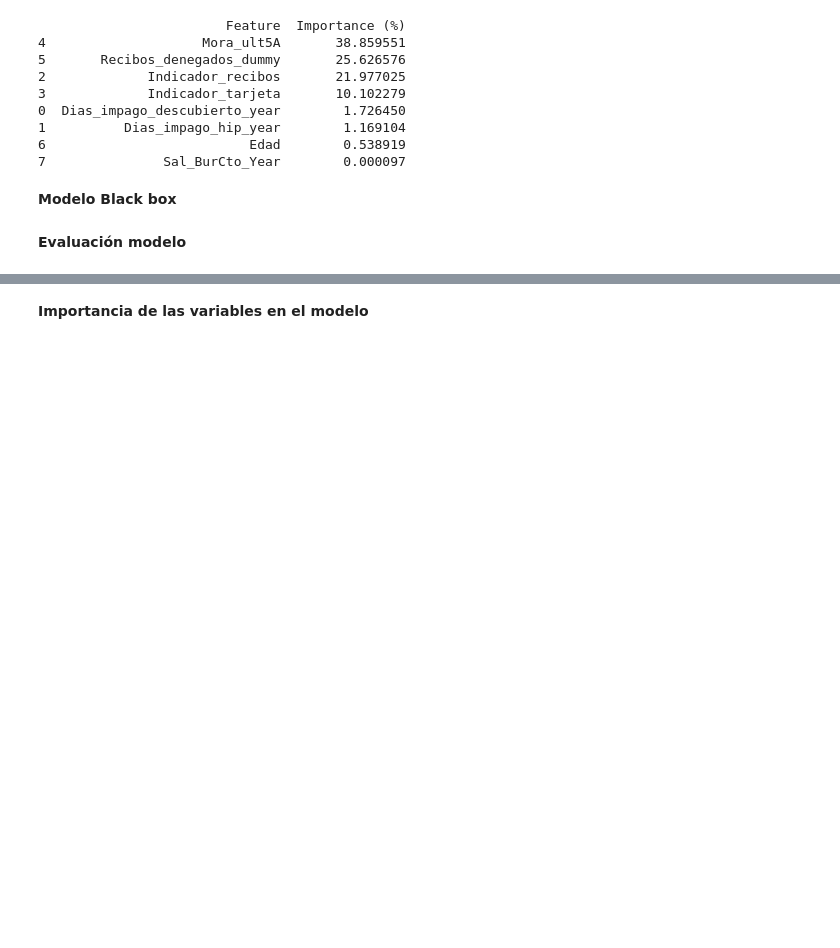
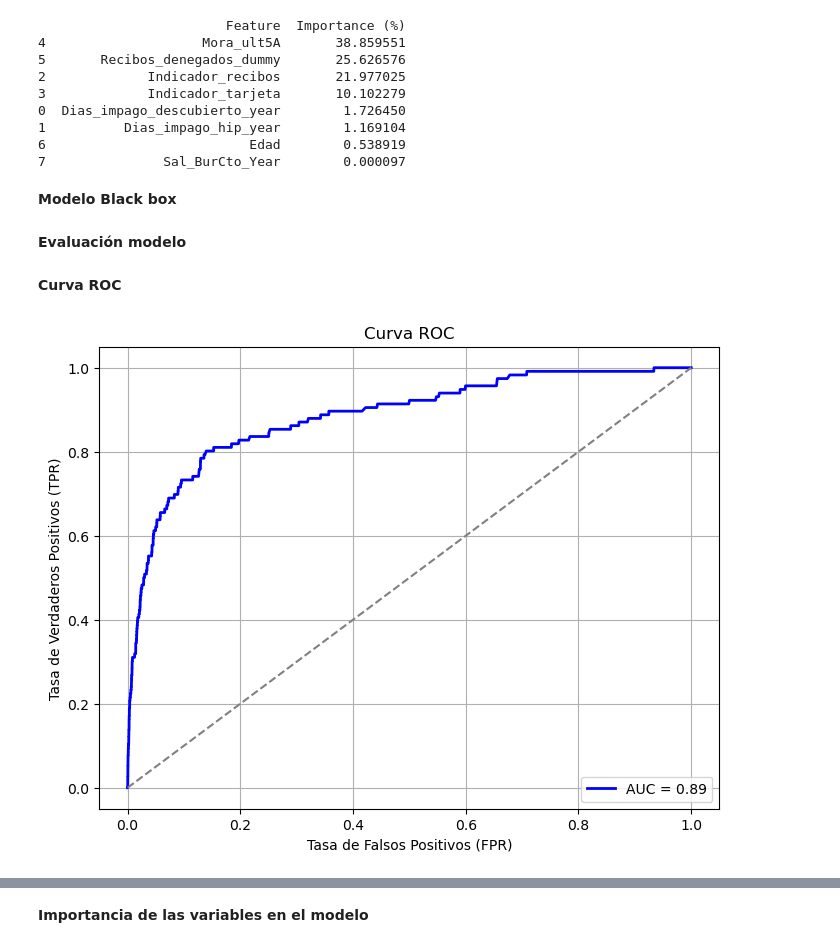
Before and after one commit to martamateosgon/Finanzas_MS, a Jupyter notebook: 2_marta_nagore.ipynb, the cells around one changed output, grey strips where cells are left out. Saved outputs shown, nothing was run; the diff lists cells and outputs as text; code cells hidden in the pictures; blank space fills up the shorter version.

```diff
--- a/2_marta_nagore.ipynb
+++ b/2_marta_nagore.ipynb
@@ -723,3 +723,24 @@ y_pred_prob = model.predict(dtest)  # Probabilidades de la clase positiva
 y_pred = (y_pred_prob > 0.5).astype(int)  # Predicción final (clase 0 o 1)
 # %% [markdown]
 **Evaluación modelo**
+# %% [markdown]
+**Curva ROC**
+# %%
+# Calcular la curva ROC
+fpr, tpr, thresholds = roc_curve(y_test, y_pred_prob)
+
+# Calcular el AUC
+roc_auc = auc(fpr, tpr)
+
+# Crear el gráfico de la curva ROC
+plt.figure(figsize=(8, 6))
+plt.plot(fpr, tpr, color='b', lw=2, label=f'AUC = {roc_auc:.2f}')
+plt.plot([0, 1], [0, 1], color='gray', linestyle='--')  # Línea diagonal (random classifier)
+plt.title('Curva ROC')
+plt.xlabel('Tasa de Falsos Positivos (FPR)')
+plt.ylabel('Tasa de Verdaderos Positivos (TPR)')
+plt.legend(loc='lower right')
+plt.grid(True)
+plt.show()
+# %% [output]
+[figure, added]
```
Also changed, not shown: parts of 5 cells of this notebook.
